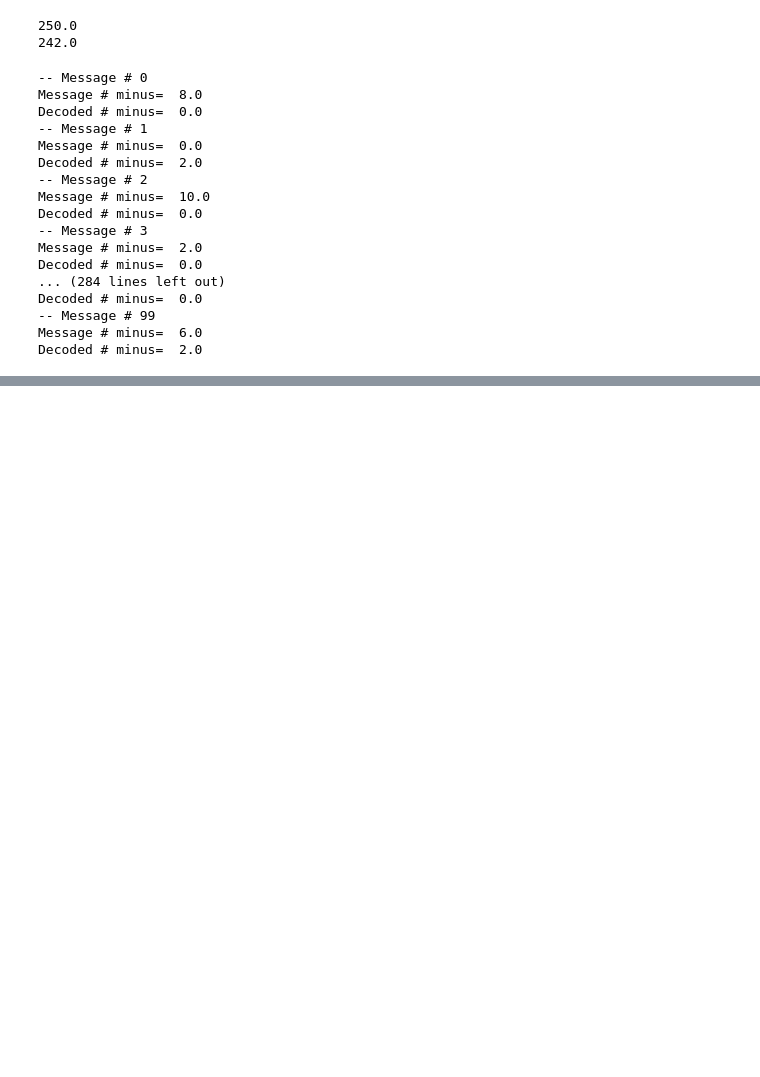
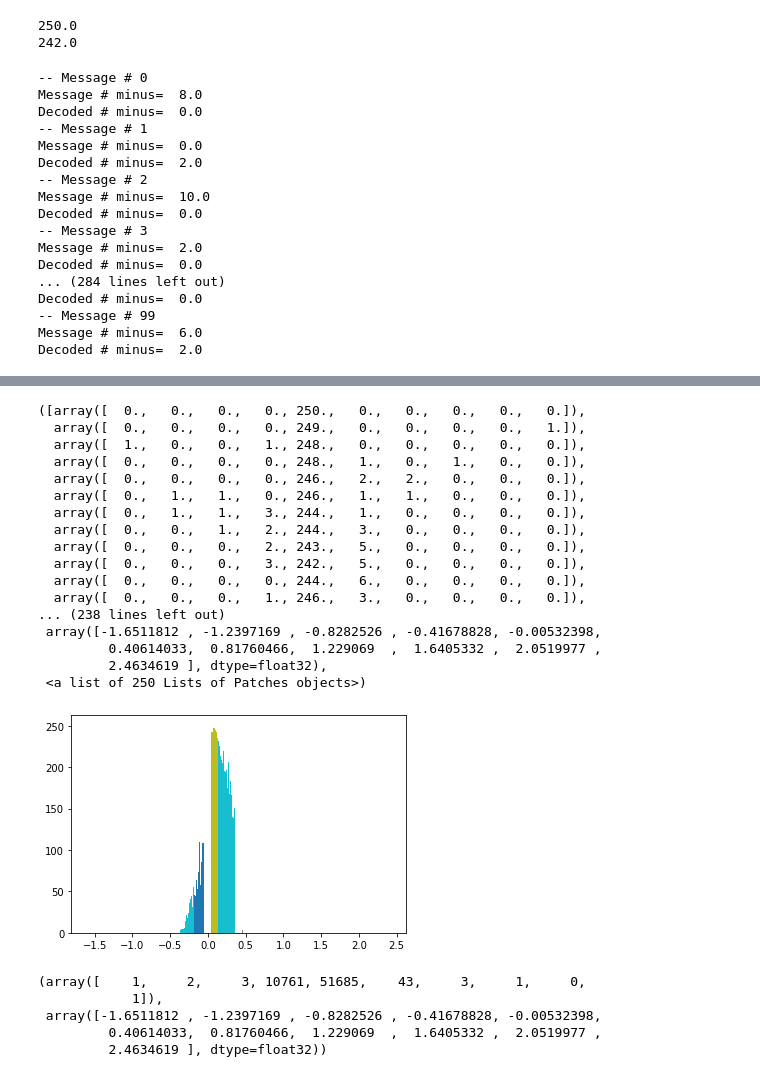
Before and after one commit to rodsveiga/van_error_codes, a Jupyter notebook: over_av_.ipynb, the cells around one changed output, grey strips where cells are left out. Drawn from its saved outputs; the diff is of its cells as text; code cells hidden in the pictures; blank space fills up the shorter version.

```diff
--- a/over_av_.ipynb
+++ b/over_av_.ipynb
@@ -112,3 +114,5 @@ Decoded # minus=  0.0
 -- Message # 99
 Message # minus=  6.0
 Decoded # minus=  2.0
+# %%
+model = torch.load('models/___model_N_250_M_1000_K_5_p_0100_p_prior_0100_net_depth_2_net_width_1_steps_5000/model_N_250_M_1000_K_5_p_0100_p_prior_0100_code_0_step_5000.pt')
@@ -114,0 +155,5 @@ Decoded # minus=  2.0
+# %%
+weights_0 = model['net.0.weight']
+weights_1 = model['net.1.1.weight']
+print(weights_0.shape)
+print(weights_1.shape)
@@ -114,0 +219,29 @@ Decoded # minus=  2.0
+# %%
+plt.hist(weights_0)
+# %% [output]
+([array([  0.,   0.,   0.,   0., 250.,   0.,   0.,   0.,   0.,   0.]),
+  array([  0.,   0.,   0.,   0., 249.,   0.,   0.,   0.,   0.,   1.]),
+  array([  1.,   0.,   0.,   1., 248.,   0.,   0.,   0.,   0.,   0.]),
+  array([  0.,   0.,   0.,   0., 248.,   1.,   0.,   1.,   0.,   0.]),
+  array([  0.,   0.,   0.,   0., 246.,   2.,   2.,   0.,   0.,   0.]),
+  array([  0.,   1.,   1.,   0., 246.,   1.,   1.,   0.,   0.,   0.]),
+  array([  0.,   1.,   1.,   3., 244.,   1.,   0.,   0.,   0.,   0.]),
+  array([  0.,   0.,   1.,   2., 244.,   3.,   0.,   0.,   0.,   0.]),
+  array([  0.,   0.,   0.,   2., 243.,   5.,   0.,   0.,   0.,   0.]),
+  array([  0.,   0.,   0.,   3., 242.,   5.,   0.,   0.,   0.,   0.]),
+  array([  0.,   0.,   0.,   0., 244.,   6.,   0.,   0.,   0.,   0.]),
+  array([  0.,   0.,   0.,   1., 246.,   3.,   0.,   0.,   0.,   0.]),
+... (238 lines left out)
+ array([-1.6511812 , -1.2397169 , -0.8282526 , -0.41678828, -0.00532398,
+         0.40614033,  0.81760466,  1.229069  ,  1.6405332 ,  2.0519977 ,
+         2.4634619 ], dtype=float32),
+ <a list of 250 Lists of Patches objects>)
+[figure, added]
+# %%
+np.histogram(weights_0.numpy())
+# %% [output]
+(array([    1,     2,     3, 10761, 51685,    43,     3,     1,     0,
+            1]),
+ array([-1.6511812 , -1.2397169 , -0.8282526 , -0.41678828, -0.00532398,
+         0.40614033,  0.81760466,  1.229069  ,  1.6405332 ,  2.0519977 ,
+         2.4634619 ], dtype=float32))
```
Also changed, not shown: parts of 11 cells of this notebook, 3 other files.
